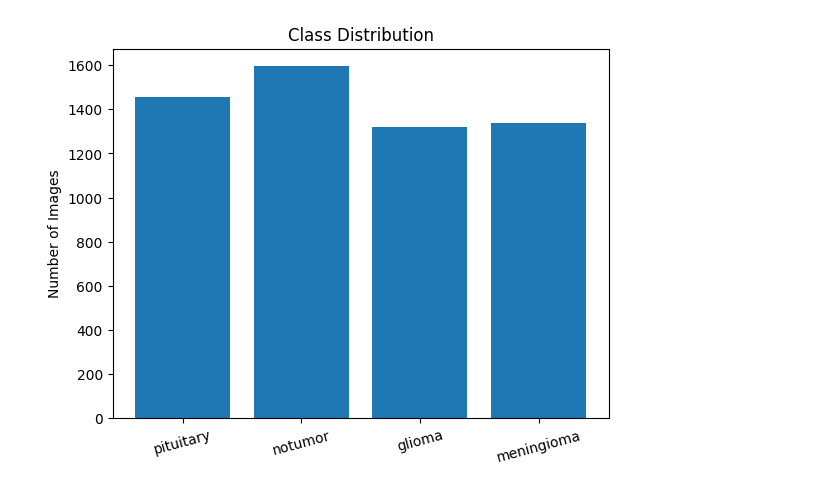
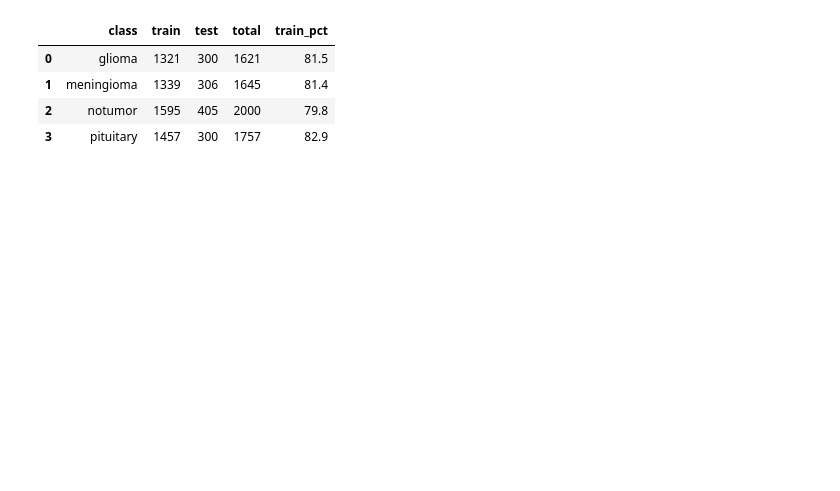
Before and after one commit to abhishekghz/brain-tumor-classification, a Jupyter notebook: notebooks/EDA_and_visualization.ipynb, the cells around one changed output. Saved outputs shown, nothing was run; the diff lists cells and outputs as text; code cells hidden in the pictures; blank space fills up the shorter version.

```diff
--- a/notebooks/EDA_and_visualization.ipynb
+++ b/notebooks/EDA_and_visualization.ipynb
@@ -5,15 +12,30 @@ from collections import Counter
 # %%
-DATA_DIR = "../data/Training"
-classes = os.listdir(DATA_DIR)
+TRAIN_DIR = Path("../data/Training")
+TEST_DIR = Path("../data/Testing")
 
-image_count = {}
-for cls in classes:
-    image_count[cls] = len(os.listdir(os.path.join(DATA_DIR, cls)))
+def get_split_counts(split_dir: Path) -> dict:
+    class_names = sorted([p.name for p in split_dir.iterdir() if p.is_dir()])
+    return {cls: len(list((split_dir / cls).glob("*"))) for cls in class_names}
 
-plt.bar(image_count.keys(), image_count.values())
-plt.title("Class Distribution")
-plt.ylabel("Number of Images")
-plt.xticks(rotation=15)
-plt.show()
+train_counts = get_split_counts(TRAIN_DIR)
+test_counts = get_split_counts(TEST_DIR)
+
+class_order = sorted(set(train_counts) | set(test_counts))
+
+df_counts = pd.DataFrame(
+    {
+        "class": class_order,
+        "train": [train_counts.get(cls, 0) for cls in class_order],
+        "test": [test_counts.get(cls, 0) for cls in class_order],
+    }
+)
+df_counts["total"] = df_counts["train"] + df_counts["test"]
+df_counts["train_pct"] = (df_counts["train"] / df_counts["total"] * 100).round(1)
+
+display(df_counts.sort_values("class").reset_index(drop=True))
 # %% [output]
-[figure, removed]
+|  | class | train | test | total | train_pct |
+| 0 | glioma | 1321 | 300 | 1621 | 81.5 |
+| 1 | meningioma | 1339 | 306 | 1645 | 81.4 |
+| 2 | notumor | 1595 | 405 | 2000 | 79.8 |
+| 3 | pituitary | 1457 | 300 | 1757 | 82.9 |
```
Also changed, not shown: parts of 2 cells of this notebook.
